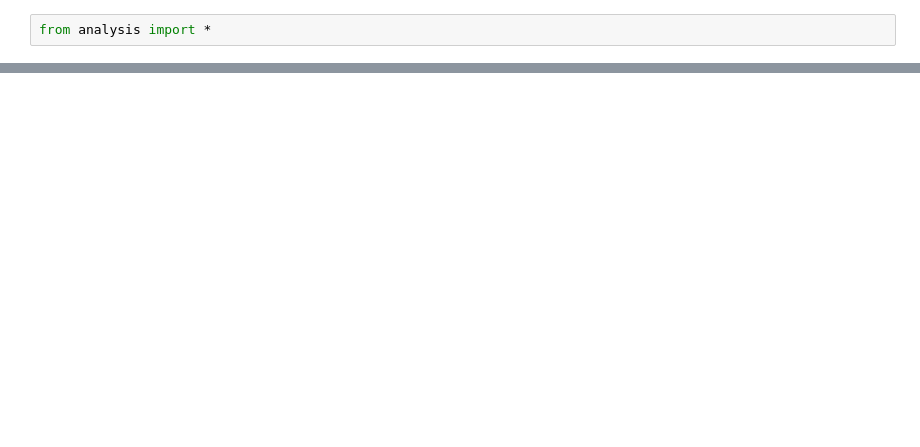
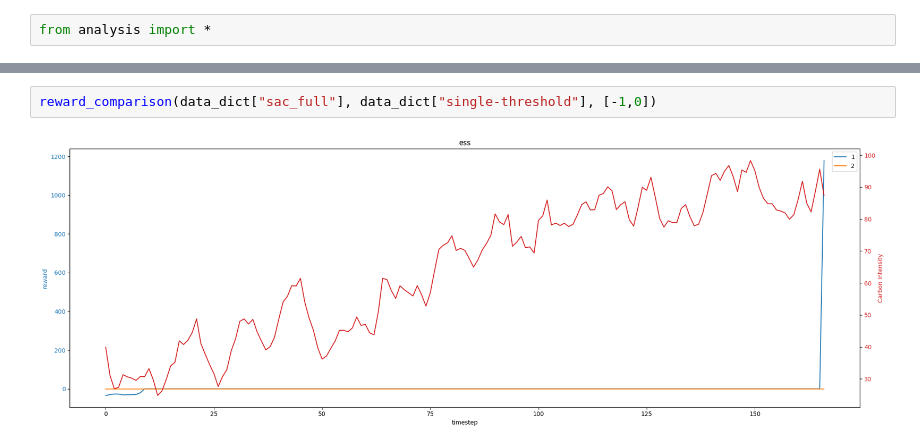
Before and after one commit to TimWalter/smart-energy-controller, a Jupyter notebook: src/check.ipynb, the cells around one changed output, grey strips where cells are left out. Cells and saved outputs as stored; diff of their text form; blank space fills up the shorter version.

```diff
--- a/src/check.ipynb
+++ b/src/check.ipynb
@@ -22,0 +21,4 @@ reward_comparison(data_dict["sac_warm"], data_dict["single_threshold"], [-1, 0],
+# %%
+reward_comparison(data_dict["sac_full"], data_dict["single-threshold"], [-1,0])
+# %% [output]
+[figure, new version]
```
Also changed, not shown: parts of 5 cells of this notebook, 33 other files.
